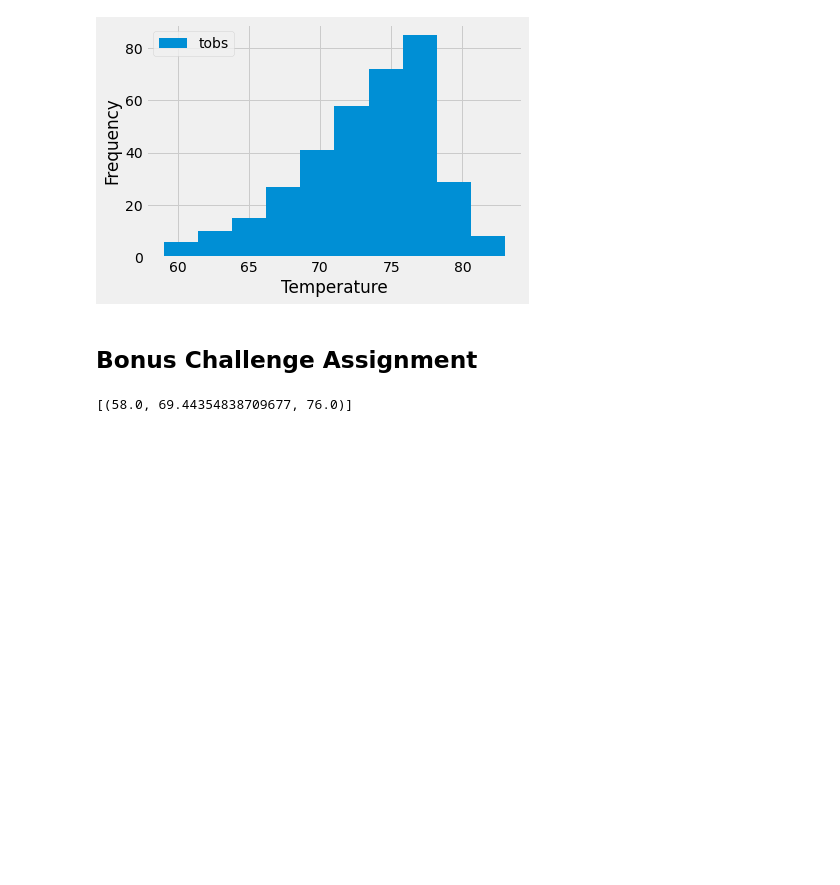
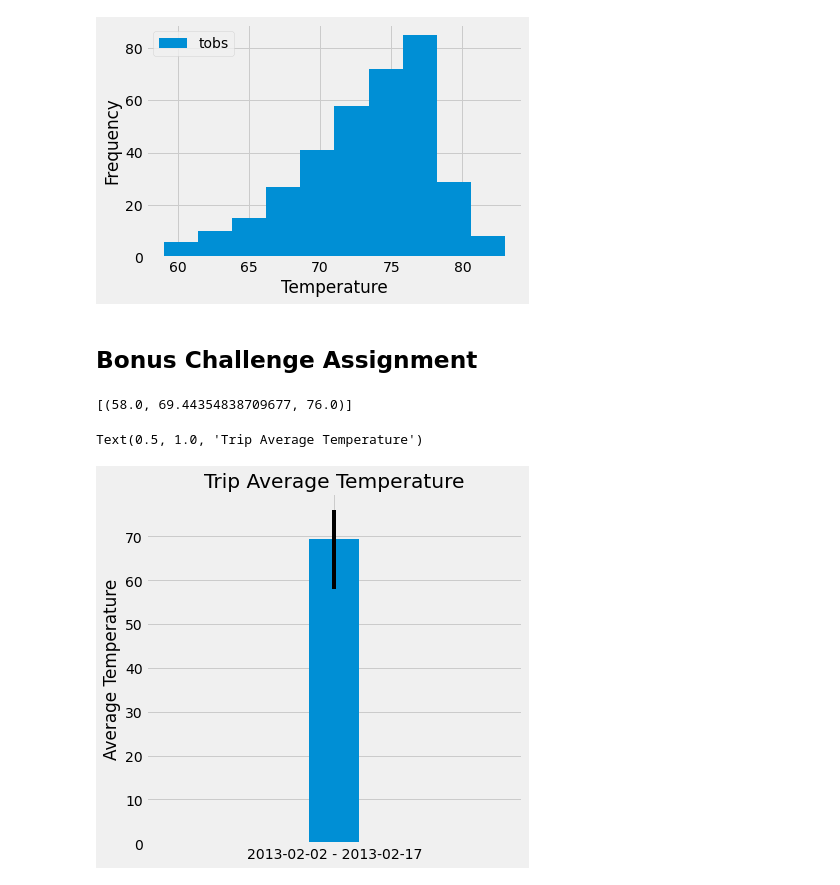
Before and after one commit to Geogith/Climate-Analysis, a Jupyter notebook: climate_starter.ipynb, the cells around one changed output. Cells and saved outputs as stored; diff of their text form; code cells hidden in the pictures; blank space fills up the shorter version.

```diff
--- a/climate_starter.ipynb
+++ b/climate_starter.ipynb
@@ -239,8 +239,19 @@ tmin, tavg, tmax = calc_temps('2013-02-02', '2013-02-17')[0]
 # %%
 # Plot the results from your previous query as a bar chart.
 # Use "Trip Avg Temp" as your Title
 # Use the average temperature for the y value
 # Use the peak-to-peak (tmax-tmin) value as the y error bar (yerr)
+
+plt.figure(figsize=(6,6))
+plt.bar([0], [tavg])
+plt.errorbar([0], [tavg], yerr=([tavg-tmin], [tmax-tavg]), c="k")
+plt.gca().set_xlim(-3,3)
+plt.xticks([0], ['2013-02-02 - 2013-02-17'])
+plt.ylabel("Average Temperature")
+plt.title("Trip Average Temperature")
+# %% [output]
+Text(0.5, 1.0, 'Trip Average Temperature')
+[figure, added]
 # %%
 # Calculate the total amount of rainfall per weather station for your trip dates using the previous year's matching dates.
 # Sort this in descending order by precipitation amount and list the station, name, latitude, longitude, and elevation
```
